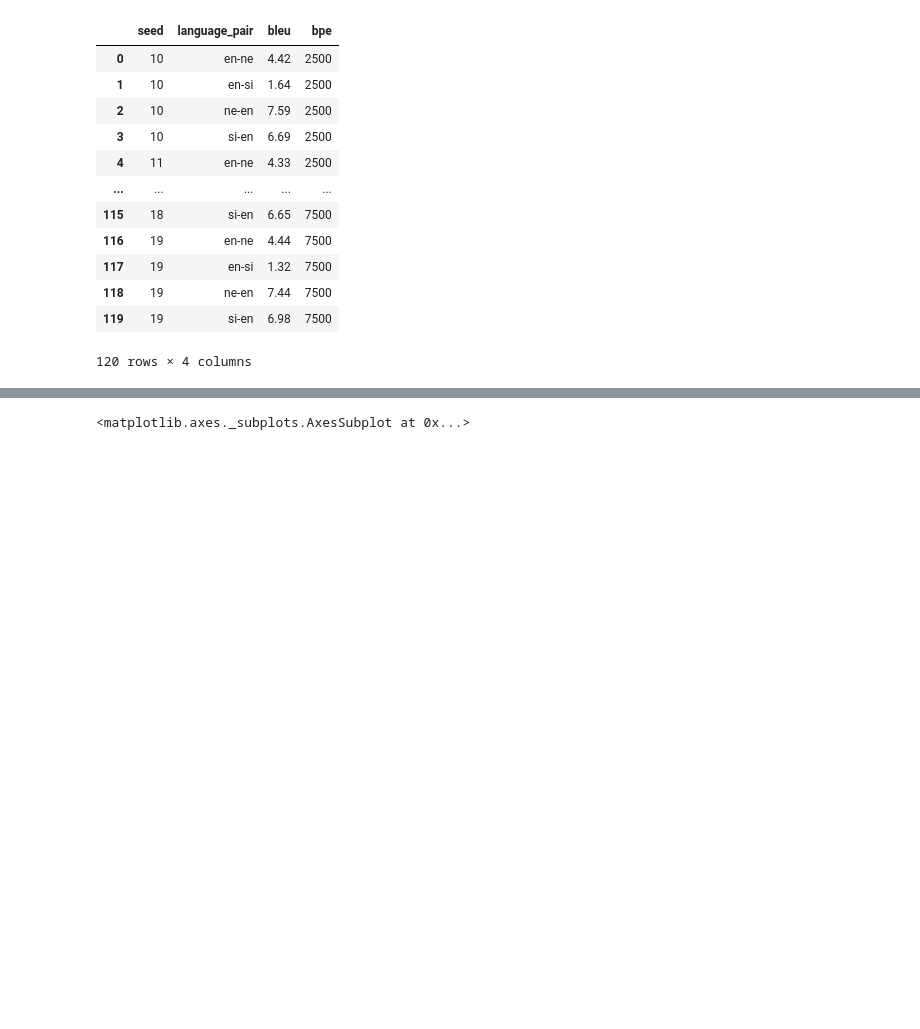
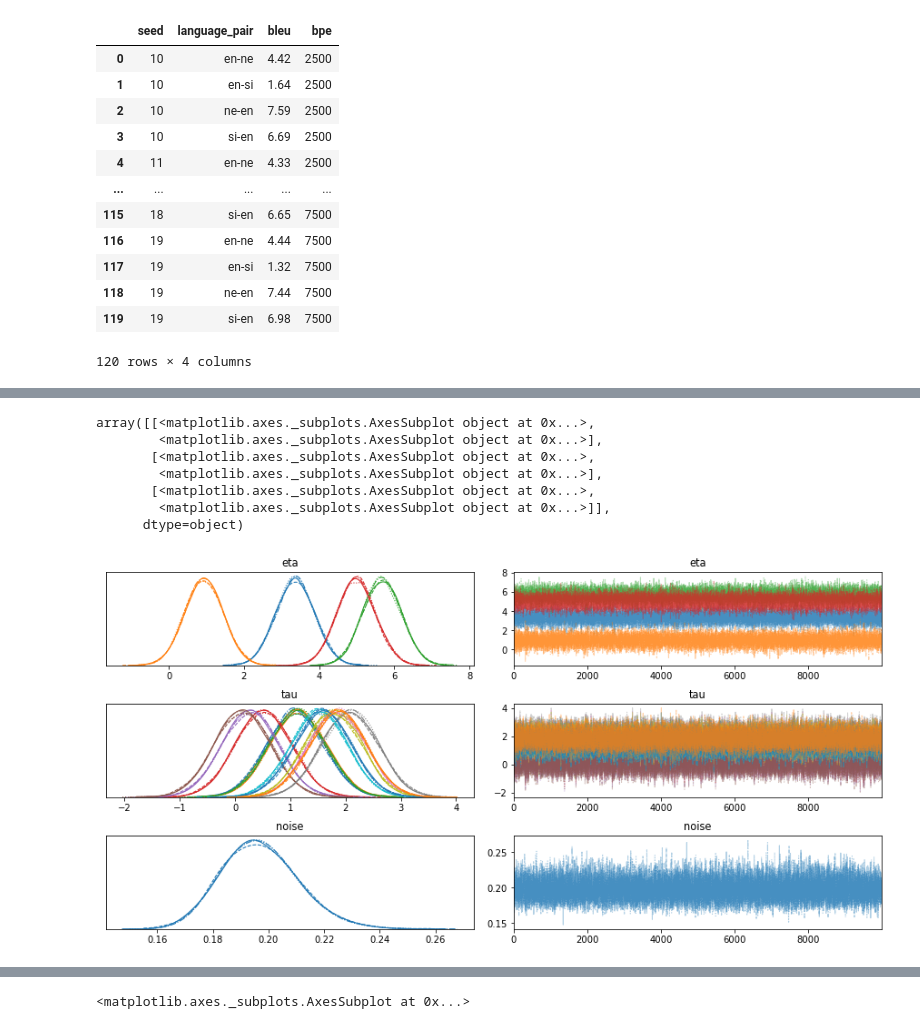
Before and after one commit to j0ma/flores, a Jupyter notebook: bpe-experiment-plots.ipynb, the cells around one changed output, grey strips where cells are left out. Drawn from its saved outputs; the diff is of its cells as text; code cells hidden in the pictures; blank space fills up the shorter version.

```diff
--- a/bpe-experiment-plots.ipynb
+++ b/bpe-experiment-plots.ipynb
@@ -24,0 +104,25 @@ seed_experiment_results
+# %%
+combined_lp_bpe_data = combo_enc.fit_transform(combined_lp_bpe)
+# %%
+n_combined = 12
+# %%
+def fit_shared_model(n=2000):
+
+    bleu_model = pm.Model()
+    with bleu_model:
+
+        eta = pm.Normal('eta', mu=0, sigma=1, shape=n_lang_pairs)
+        tau = pm.Normal('tau', mu=0, sigma=1, shape=n_combined)
+        b = eta[lang_pair_data] + tau[combined_lp_bpe_data]
+        noise = pm.HalfCauchy('noise', 5)
+
+        bleu_observed = pm.Normal('bleu_observed',
+                                  mu=b,
+                                  sigma=noise,
+                                  observed=bleu_data)
+
+        prior = pm.sample_prior_predictive(samples=n)
+        posterior = pm.sample(draws=n)
+        posterior_pred = pm.sample_posterior_predictive(posterior, samples=n)
+
+    return bleu_model, prior, posterior, posterior_pred
@@ -24,0 +147,11 @@ seed_experiment_results
+# %%
+pm.traceplot(posterior)
+# %% [output]
+array([[<matplotlib.axes._subplots.AxesSubplot object at 0x...>,
+        <matplotlib.axes._subplots.AxesSubplot object at 0x...>],
+       [<matplotlib.axes._subplots.AxesSubplot object at 0x...>,
+        <matplotlib.axes._subplots.AxesSubplot object at 0x...>],
+       [<matplotlib.axes._subplots.AxesSubplot object at 0x...>,
+        <matplotlib.axes._subplots.AxesSubplot object at 0x...>]],
+      dtype=object)
+[figure, added]
```
Also changed, not shown: parts of 44 cells of this notebook.
